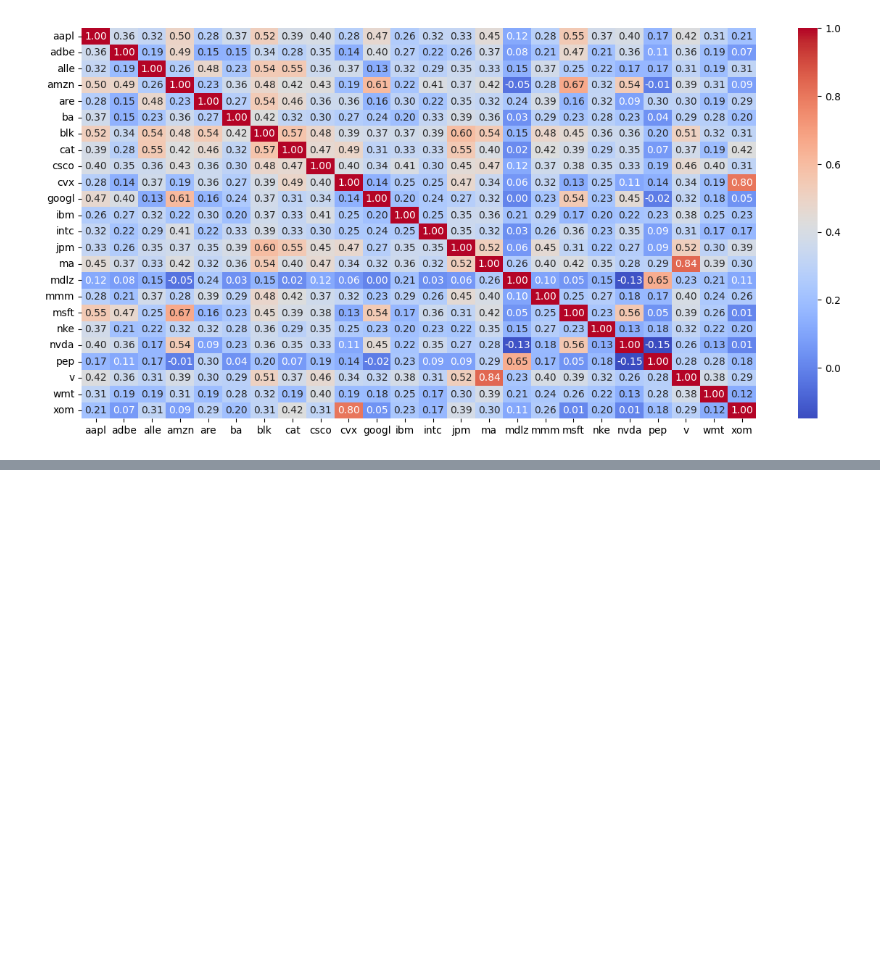
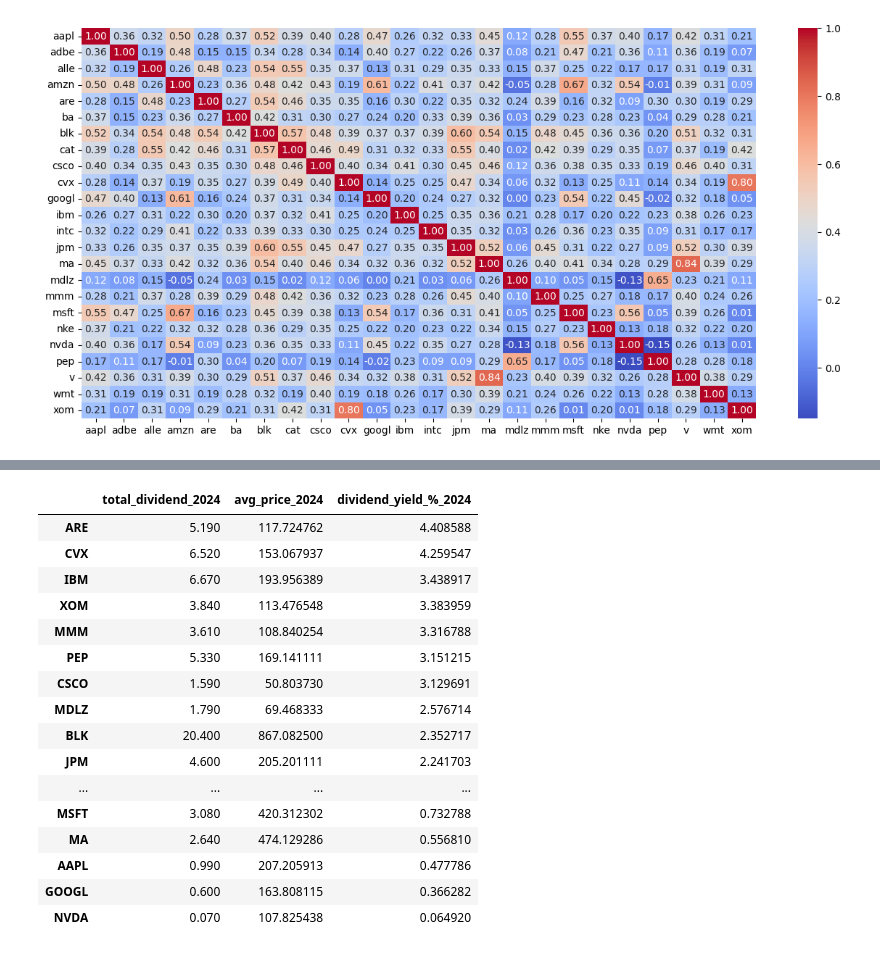
Before and after one commit to jtorsvik/project-anthill, a Jupyter notebook: notebook/stock_analysis.ipynb, the cells around one changed output, grey strips where cells are left out. Cells and saved outputs as stored; diff of their text form; code cells hidden in the pictures; blank space fills up the shorter version.

Commit message:
feat: analysis on dividend yields

```diff
--- a/notebook/stock_analysis.ipynb
+++ b/notebook/stock_analysis.ipynb
@@ -151,0 +153,9 @@ Portfolio Variance: 0.0001002603967254653
+# %%
+source_dividends_path = repo_path + "/data/polygon/dividends/"
+divs = pd.read_parquet(source_dividends_path)
+
+# Calculate average dividend payout per share per ticker in 2024
+sum_divs = divs[(divs.index >= '2024-01-01') & (divs.index < '2025-01-01')][['ticker', 'cash_amount']].groupby('ticker').sum()
+sum_divs = sum_divs.rename(columns={'cash_amount': 'total_dividend_2024'})
+
+sum_divs.head()
@@ -151,0 +170,11 @@ Portfolio Variance: 0.0001002603967254653
+# %%
+# Calculate the average share price for each ticker in 2024
+avg_price_df = pd.DataFrame()
+
+for ticker in os.listdir(source_daily_path):
+    ticker_df = pd.read_parquet(source_daily_path + ticker + "/")
+    avg_price_2024 = ticker_df[(ticker_df.index >= '2024-01-01') & (ticker_df.index < '2025-01-01')]['close'].mean()
+    avg_price_df.loc[ticker.upper(), 'avg_price_2024'] = avg_price_2024
+
+avg_price_df.sort_index(inplace=True)
+avg_price_df.head()
@@ -151,0 +188,26 @@ Portfolio Variance: 0.0001002603967254653
+# %%
+# join the dfs on the index
+div_yield = sum_divs.join(avg_price_df, how='inner')
+
+# Calculate the dividend yield for each ticker
+div_yield['dividend_yield_%_2024'] = (div_yield['total_dividend_2024'] / div_yield['avg_price_2024']) * 100
+
+div_yield.sort_values(by='dividend_yield_%_2024', ascending=False)
+# %% [output]
+|  | total_dividend_2024 | avg_price_2024 | dividend_yield_%_2024 |
+| ARE | 5.190 | 117.724762 | 4.408588 |
+| CVX | 6.520 | 153.067937 | 4.259547 |
+| IBM | 6.670 | 193.956389 | 3.438917 |
+| XOM | 3.840 | 113.476548 | 3.383959 |
+| MMM | 3.610 | 108.840254 | 3.316788 |
+| PEP | 5.330 | 169.141111 | 3.151215 |
+| CSCO | 1.590 | 50.803730 | 3.129691 |
+| MDLZ | 1.790 | 69.468333 | 2.576714 |
+| BLK | 20.400 | 867.082500 | 2.352717 |
+| JPM | 4.600 | 205.201111 | 2.241703 |
+| ... | ... | ... | ... |
+| MSFT | 3.080 | 420.312302 | 0.732788 |
+| MA | 2.640 | 474.129286 | 0.556810 |
+| AAPL | 0.990 | 207.205913 | 0.477786 |
+| GOOGL | 0.600 | 163.808115 | 0.366282 |
+| NVDA | 0.070 | 107.825438 | 0.064920 |
```
Also changed, not shown: parts of 6 cells of this notebook.
